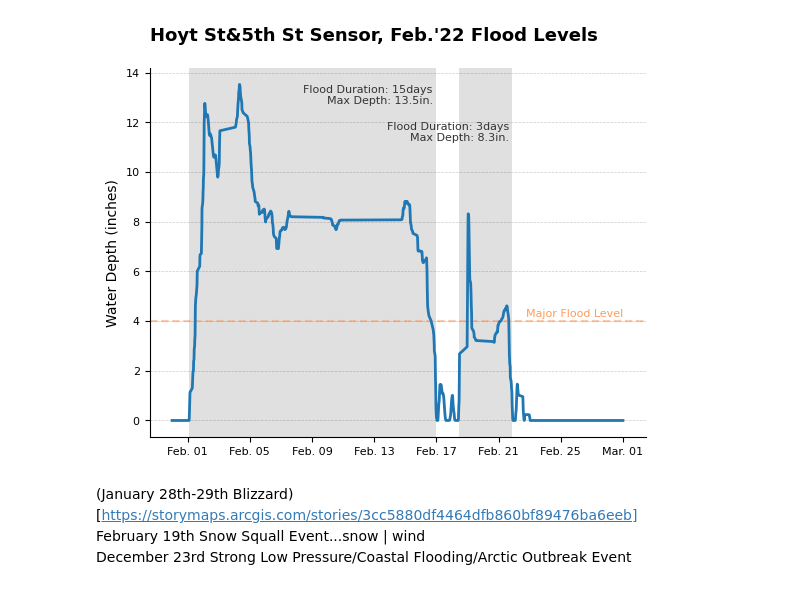
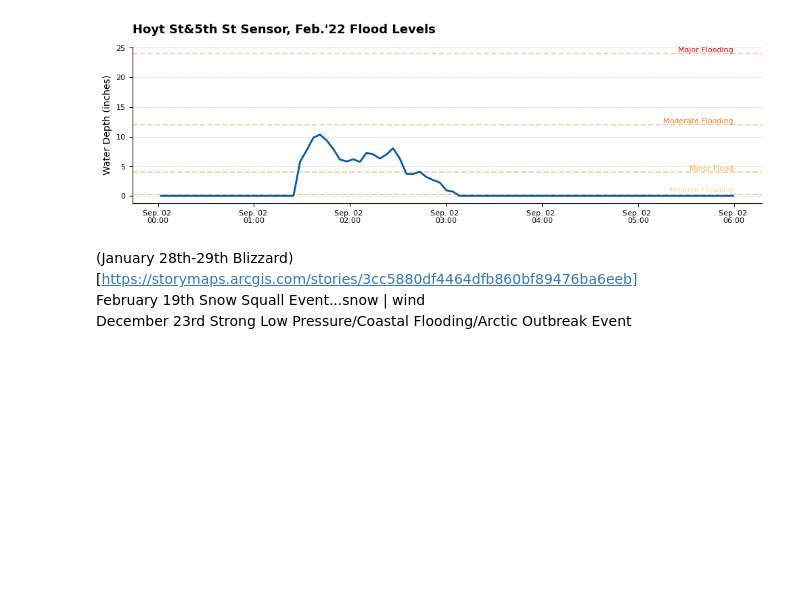
Before and after one commit to cankadir/FloodAnalysis, a Jupyter notebook: PY/Visualization_Tests.ipynb, the cells around one changed output. Saved outputs shown, nothing was run; the diff lists cells and outputs as text; code cells hidden in the pictures; blank space fills up the shorter version.

```diff
--- a/PY/Visualization_Tests.ipynb
+++ b/PY/Visualization_Tests.ipynb
@@ -99,0 +86,5 @@ filtered_data['smooth_depth_in'] = filtered_data['smooth_depth_mm'] / 25.4
+# %%
+events_path = r"C:\Users\cansu\Downloads\EventsData (upto 07_22).xlsx"
+events = pd.read_excel(events_path, sheet_name='ALL')
+
+events.head()
@@ -99,0 +139,3 @@ filtered_data['smooth_depth_in'] = filtered_data['smooth_depth_mm'] / 25.4
+# %%
+cleaned_data['clean_depth'] = cleaned_data.apply( lambda x: x['depth_proc_mm'] if x['during_flood'] == True else 0, axis=1 )
+cleaned_data.head()
@@ -99,0 +149,8 @@ filtered_data['smooth_depth_in'] = filtered_data['smooth_depth_mm'] / 25.4
+# %%
+filtered_data = cleaned_data.copy()
+filtered_data['smooth_depth_in'] = filtered_data['clean_depth'] / 25.4
+
+# No manual tagging after August 2022
+filtered_data = filtered_data[ filtered_data['time_2'] < pd.to_datetime("2022-08-01") ]
+
+filtered_data.head()
@@ -224,7 +284,7 @@ plt.savefig( r'D:\WORK\FLOODNET\VISUALS\RH_heatmap.pdf', dpi=300, bbox_inches='t
 # %%
 
 rh_daily =pd.pivot_table(
-    data = RH_data[RH_data['sensor_display_name'].str.contains("Hoyt") ],
+    data = RH_data[RH_data['deployment_id'] == 'daily_new_falcon' ],
     columns = 'week',
     index = 'year',
     values= 'smooth_depth_cut',
@@ -235,7 +295,6 @@ plt.figure( figsize=(12, 3) )
 ax = sns.heatmap( rh_daily, cmap= custom_ramp )
 ax.tick_params( axis='both', left=False, bottom=False, labelsize=8 )
 
-values = ['No Flood', 'Flood', 'Major Flood']
 n = len(values)
 
 colorbar = ax.collections[0].colorbar
@@ -264,64 +323,71 @@ plt.savefig( r'D:\WORK\FLOODNET\VISUALS\Hoyt5.pdf', dpi=300, bbox_inches='tight'
 
 hoyt_data = RH_data[
     (RH_data['deployment_id'] == 'daily_new_falcon') &
-    (RH_data['time'].dt.year.isin([2021])) &
-    (RH_data['week'] > 30) &  (RH_data['week'] < 60)
+    # (RH_data['time'].dt.year.isin([2021])) &
+    # (RH_data['time'].dt.month.isin([8,9]) ) &
+    (RH_data['time_2'] < pd.to_datetime('2021-09-02 06:00:00') ) &
+    (RH_data['time_2'] > pd.to_datetime('2021-09-02') )
     ].copy()
 
-# rolling avg
-hoyt_data['smooth_depth_in_2'] = hoyt_data['smooth_depth_in'].rolling( window=30, center=True ).mean()
+hoyt_data = hoyt_data[ ~hoyt_data['depth_proc_mm'].isnull() ].reset_index()
 
+plt.figure( figsize=(12, 3) )
 sns.lineplot(
     data = hoyt_data,
     x = 'time',
-    y = 'smooth_depth_in_2',
+    y = 'smooth_depth_in',
     lw = 2,
+    color = '#045B9E',
     zorder = 2
 )
-plt.axhline( 4, color ='#FE9B5D', alpha=0.5 , lw=1.5, ls ='--' , zorder = 1)
 
 # Annotate over the axhline
-plt.annotate( "Major Flood Level", xy = (hoyt_data['time'].max(),4.1), ha='right', va = 'bottom' , color = '#FE9B5D', fontsize=8 )
+colors = ['#FCD695','#FFB533','#FC751A','#E80000']
+values = ['Minimal Flooding', 'Minor Flood', 'Moderate Flooding', 'Major Flooding']
+bins=[0.25,4, 12, 24 ]
+
+for (depth, flood_level, color) in zip(bins, values, colors):
+    plt.axhline(depth, color ='#FE9B5D', alpha=0.5 , lw=1.5, ls ='--' , zorder = 1)
+    plt.annotate( flood_level, xy = (hoyt_data['time'].max(),depth+0.1), ha='right', va = 'bottom' , color = color, fontsize=8 )
 
 # hide every 2nd xtick
 plt.xticks( fontsize=8 )
 plt.yticks( fontsize=8 )
 
 import matplotlib.dates as mdates
-plt.gca().xaxis.set_major_formatter(mdates.DateFormatter('%b. %d'))
+plt.gca().xaxis.set_major_formatter(mdates.DateFormatter('%b. %d \n%H:%M'))
 
 # Grey overlays for non 0 values
 def group_consecutive(data):
     import numpy as np
     return np.split(data, np.where(np.diff(data) != 1)[0]+1)
 
 hoyt_data['order'] = [i for i in range(len(hoyt_data))]
-
-non_zero = hoyt_data[ hoyt_data['smooth_depth_in_2'] > 0.25 ]
+non_zero = hoyt_data[ hoyt_data['smooth_depth_in'] > 0 ]
 
 for count,nz in enumerate(group_consecutive(non_zero['order'].values)):
     if len(nz) > 300:
         nz_time_min = hoyt_data['time'].iloc[nz[0]]
         nz_time_max = hoyt_data['time'].iloc[nz[-1]]
         # filter data by dates
         nz_data = hoyt_data[ (hoyt_data['time'] >= nz_time_min) & (hoyt_data['time'] <= nz_time_max) ]
         f_max = nz_data['smooth_depth_in_2'].max()
         plt.axvspan( nz_time_min, nz_time_max, fc='#333', ec=None, alpha=0.15, zorder=0 )
         plt.annotate(
             "Flood Duration: {}days \nMax Depth: {}in. ".format( (pd.to_datetime(nz_time_max) - pd.to_datetime(nz_time_min)).days, round(f_max,1) ) ,
             xy = (
                 nz_time_max ,
                 hoyt_data['smooth_depth_in_2'].max() - (count*0.5)
                 ), ha='right', va = 'top' , color = '#333', fontsize=8 )
 
 plt.grid( axis='y', alpha=0.25 , zorder=-1 , lw=0.5, ls='--', color='#333')
 plt.title( "Hoyt St&5th St Sensor, Feb.'22 Flood Levels" , fontsize=13, fontweight='bold', ha = 'left', x=0, y=1.05)
 plt.ylabel( "Water Depth (inches)" )
 plt.xlabel( "" )
 sns.despine()
 plt.savefig( r'D:\WORK\FLOODNET\VISUALS\Hoyt5_timeseries.pdf', dpi=300, bbox_inches='tight')
 # %% [output]
-[figure, old version]
+[figure, new version]
 # %% [markdown]
 
 (January 28th-29th Blizzard)[https://storymaps.arcgis.com/stories/3cc5880df4464dfb860bf89476ba6eeb]
```
Also changed, not shown: parts of 22 cells of this notebook, 3 other files.
